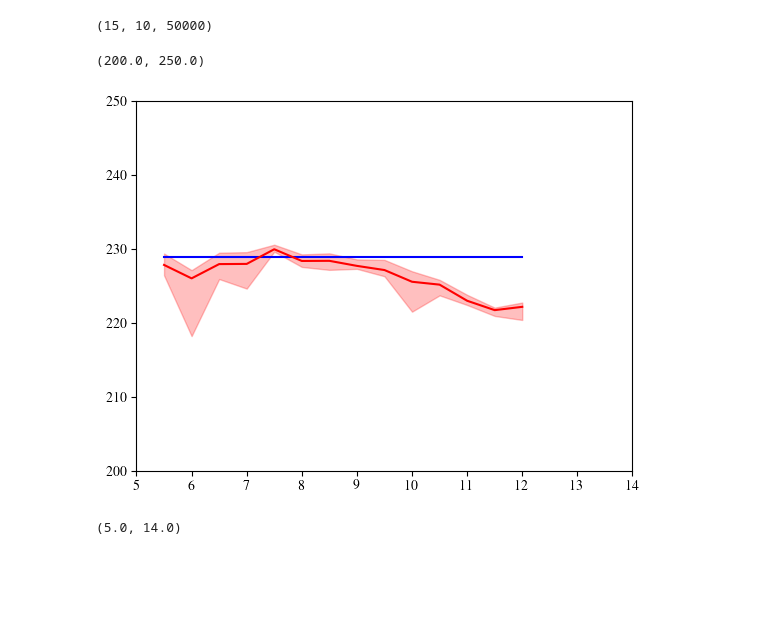
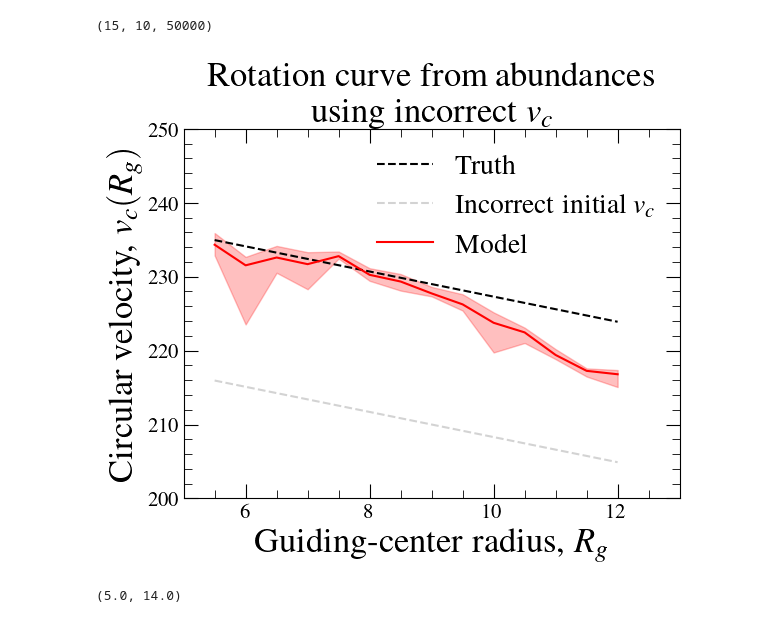
Before and after one commit to DHortaD/TorusImaging-radial, a Jupyter notebook: py/model-R-Rg-simulation.ipynb, the cells around one changed output. Drawn from its saved outputs; the diff is of its cells as text; code cells hidden in the pictures; blank space fills up the shorter version.

```diff
--- a/py/model-R-Rg-simulation.ipynb
+++ b/py/model-R-Rg-simulation.ipynb
@@ -435,20 +445,37 @@ for i in reses_boot_w:
 pos0s_w = np.array(pos0s_w).reshape(15,10)
 kappas_w = np.array(kappas_w).reshape(15,10)
 # %%
-vcirc_w = 210*u.km/u.s
+# vcirc_w = 210*u.km/u.s
+vcirc_w = 210.*u.km/u.s -1.7*(u.km/(u.s*u.kpc))*((bin_centers-9.)*u.kpc)
 
 pos0s_per_w = np.nanpercentile(pos0s_w, [16,50,84], axis=1)
 delta_vc = vcirc_w*(-np.array(pos0s_per_w[:,:-1])/bin_centers)
 vc_w = vcirc_w+delta_vc
-# %%
-plt.plot(bin_centers, np.tile(vcirc, len(bin_centers)), color='b')
-plt.fill_between(bin_centers, vc_w[0,:].value, vc_w[2,:].value, color='r', alpha=0.25)
-plt.plot(bin_centers, vc_w[1,:].value, color='r')
-plt.xlim(5,14)
-plt.ylim(200,250)
-# %% [output]
-(200.0, 250.0)
-[figure, removed]
+# %%
+plt.title('Rotation curve from abundances \n using incorrect $v_c$', fontsize=25)
+plt.plot(bin_centers, vcirc_eilers, color='k', label='Truth', ls='--')
+plt.plot(bin_centers, vcirc_w, color='lightgray', label='Incorrect initial $v_c$', ls='--')
+plt.fill_between(bin_centers, vc_w[0,:].value, vc_w[2,:].value, color='r', alpha=0.25)
+plt.plot(bin_centers, vc_w[1,:].value, color='r', label='Model')
+plt.xlim(5,13)
+plt.legend(frameon=False, loc='upper right', fontsize=20)
+plt.ylim(200,250)
+plt.xlabel(r'Guiding-center radius, $R_g$', fontsize=25)
+plt.ylabel(r'Circular velocity, $v_c(R_g)$', fontsize=25)
+plt.tick_params(labelsize=25,direction='in',top=True,right=True,length=6)
+plt.tick_params(which='major',labelsize=15,direction='in',top=True,right=True,length=10)
+plt.tick_params(which='minor', length=6, direction='in',top=True,right=True)
+plt.minorticks_on()
+
+
+
+# plt.plot(bin_centers, vcirc_eilers, color='b')
+# plt.fill_between(bin_centers, vc_w[0,:].value, vc_w[2,:].value, color='r', alpha=0.25)
+# plt.plot(bin_centers, vc_w[1,:].value, color='r')
+# plt.xlim(5,14)
+# plt.ylim(200,250)
+# %% [output]
+[figure, added]
 # %%
 a_unit = u.km / u.s / u.Myr
 x_grid = np.zeros(1) * u.kpc
```
Also changed, not shown: parts of 6 cells of this notebook.
